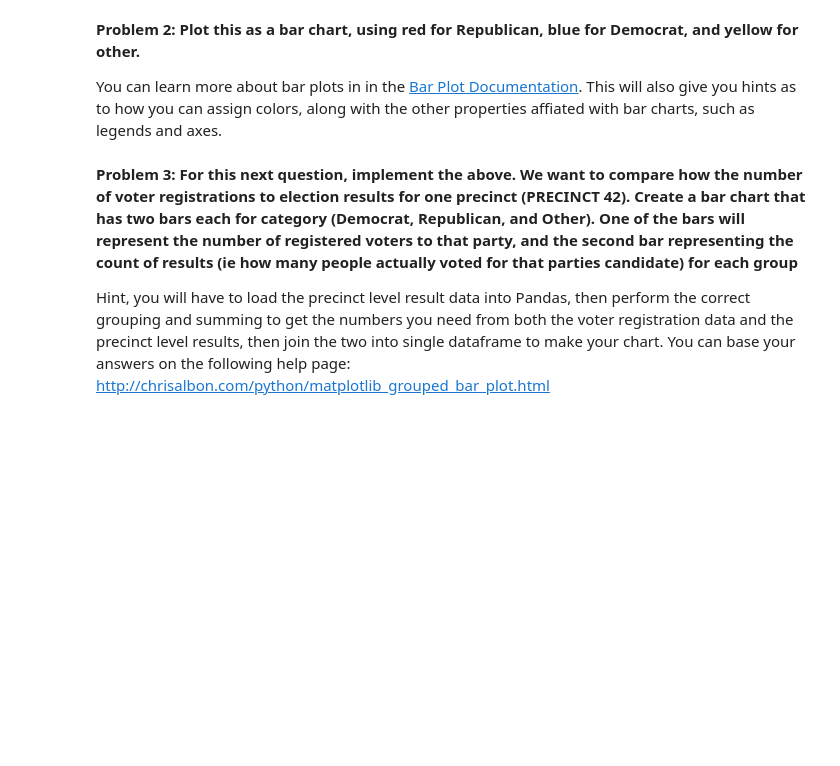
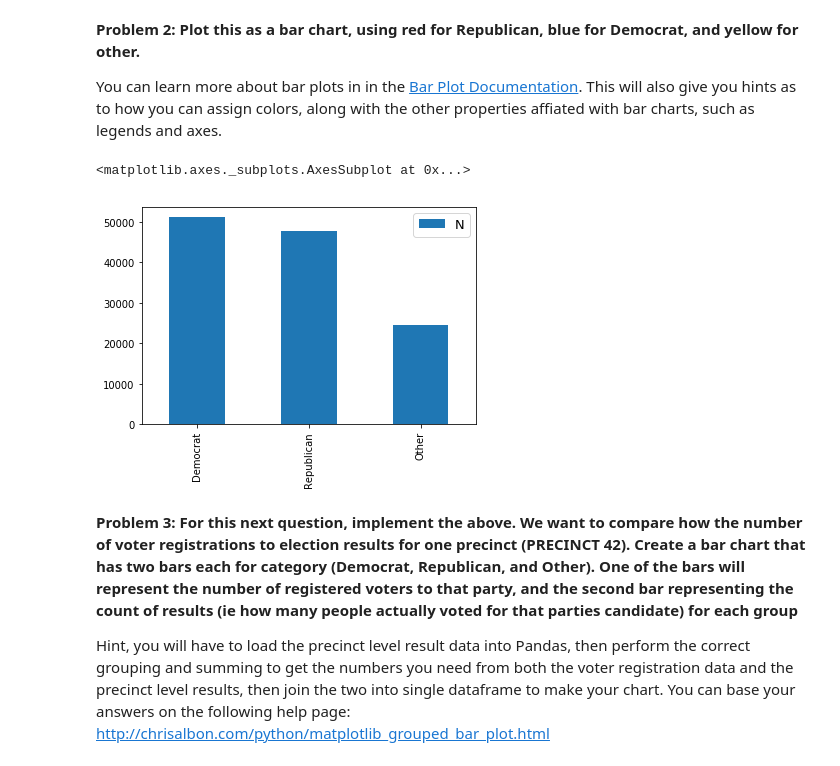
Before and after one commit to civic-data-design-lab/big-data-spring2017, a Jupyter notebook: week3/PSET_2_Pandas.ipynb, the cells around one changed output. Cells and saved outputs as stored; diff of their text form; code cells hidden in the pictures; blank space fills up the shorter version.

```diff
--- a/week3/PSET_2_Pandas.ipynb
+++ b/week3/PSET_2_Pandas.ipynb
@@ -28,3 +28,6 @@ from itertools import cycle, islice
 Next, let's open up one of the files. Let's look at the voter registrations, this is the same as we did in the inclass.
 
 **Problem 1: Load CENTER_FVE_20170123.csv into Pandas as a data frame called 'df_voters'.**
+# %%
+df_voters = pd.read_table('data/CENTRE_FVE_20170123.csv', sep=',')
+df_voters.head()
@@ -71,6 +140,11 @@ df_parties
 **Problem 2: Plot this as a bar chart, using red for Republican, blue for Democrat, and yellow for other.**
 
 You can learn more about bar plots in in the [Bar Plot Documentation](http://pandas.pydata.org/pandas-docs/version/0.18.1/visualization.html#visualization-barplot). This will also give you hints as to how you can assign colors, along with the other properties affiated with bar charts, such as legends and axes.
+# %%
+df_parties.plot.bar(legend=True)
+# %% [output]
+<matplotlib.axes._subplots.AxesSubplot at 0x...>
+[figure, added]
 # %% [markdown]
 **Problem 3: For this next question, implement the above. We want to compare how the number of voter registrations to election results for one precinct (PRECINCT 42). Create a bar chart that has two bars each for category (Democrat, Republican, and Other). One of the bars will represent the number of registered voters to that party, and the second bar representing the count of results (ie how many people actually voted for that parties candidate) for each group**
 
```
Also changed, not shown: parts of 6 cells of this notebook, 1 other file.
